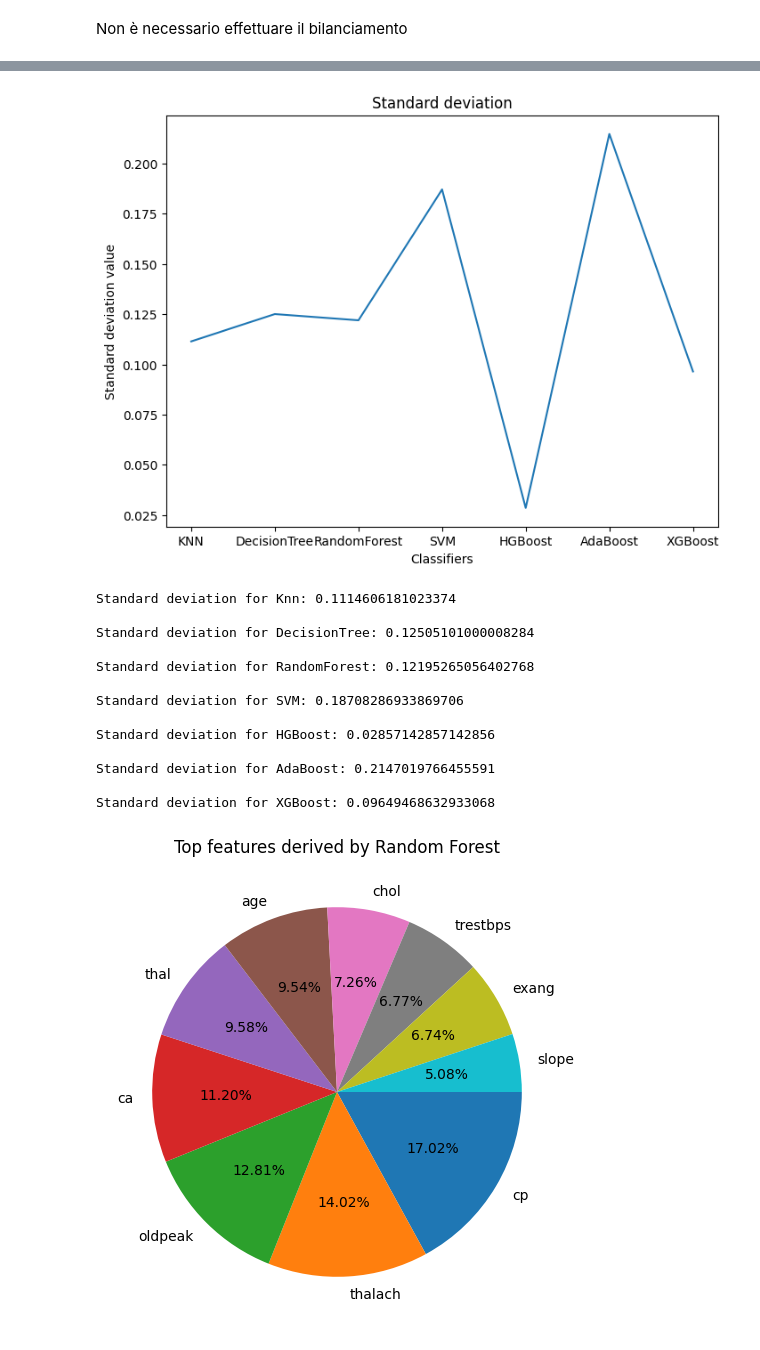
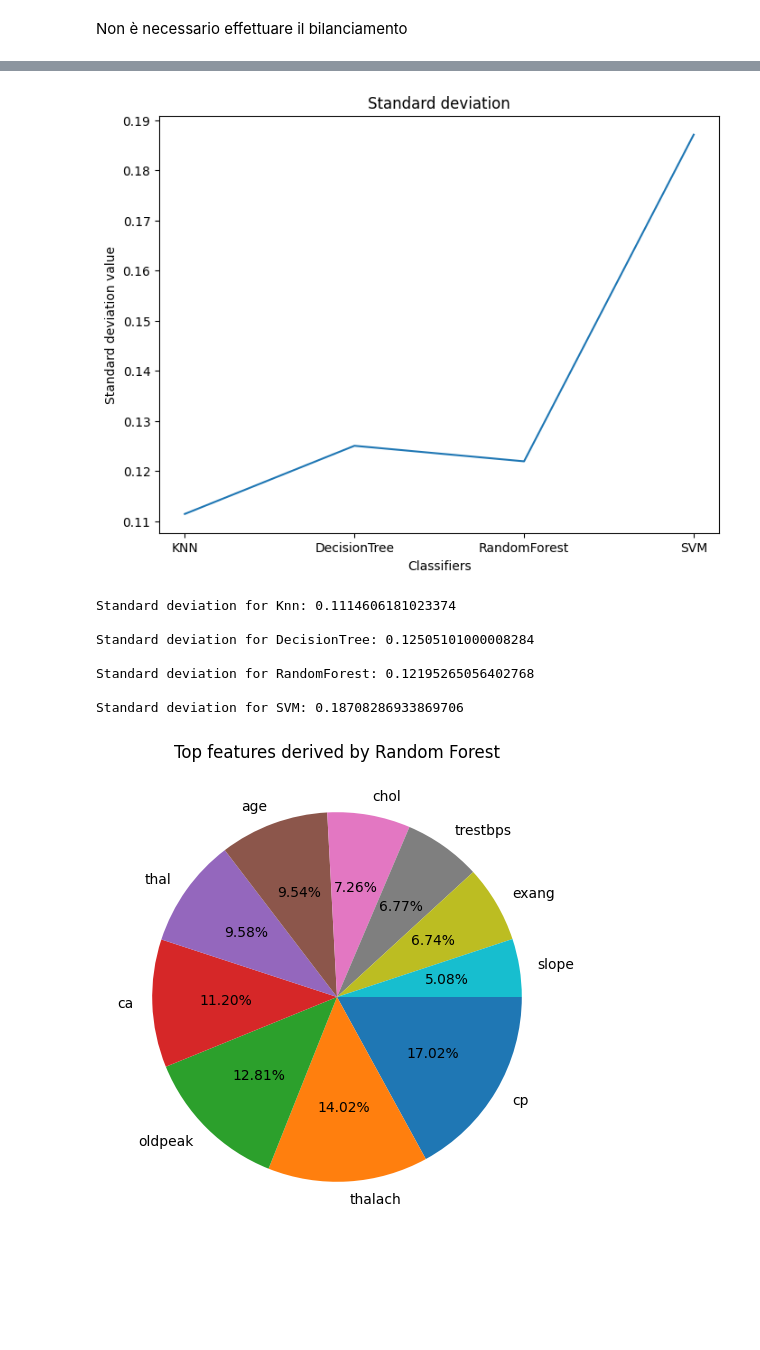
Before and after one commit to Sapalermo/Progetto-Icon-Heart-Disease, a Jupyter notebook: Heart_Disease_Prediction.ipynb, the cells around one changed output, grey strips where cells are left out. Cells and saved outputs as stored; diff of their text form; code cells hidden in the pictures; blank space fills up the shorter version.

```diff
--- a/Heart_Disease_Prediction.ipynb
+++ b/Heart_Disease_Prediction.ipynb
@@ -411,28 +276,22 @@ Media delle metriche del KNN
 # %%
 # Standard deviation
 
 std_knn = np.std(cross_val_score(knn, X_test, y_test, cv=5, n_jobs=5))
 std_dtc = np.std(cross_val_score(dtc, X_test, y_test, cv=5, n_jobs=5))
 std_rfc = np.std(cross_val_score(rfc, X_test, y_test, cv=5, n_jobs=5))
 std_svc = np.std(cross_val_score(svc, X_test, y_test, cv=5, n_jobs=5))
-std_histg = np.std(cross_val_score(histg, X_test, y_test, cv=5, n_jobs=5))
-std_adaboost = np.std(cross_val_score(adaboost, X_test, y_test, cv=5, n_jobs=5))
-std_xgboost = np.std(cross_val_score(xgboost, X_test, y_test, cv=5, n_jobs=5))
-plt.plot(["KNN", "DecisionTree", "RandomForest", "SVM", "HGBoost", "AdaBoost","XGBoost"],
-             [std_knn, std_dtc, std_rfc, std_svc, std_histg, std_adaboost,std_xgboost])
+plt.plot(["KNN", "DecisionTree", "RandomForest", "SVM"],
+             [std_knn, std_dtc, std_rfc, std_svc])
 plt.title("Standard deviation")
 plt.ylabel("Standard deviation value")
 plt.xlabel("Classifiers")
 plt.show()
 print("\nStandard deviation for Knn:", std_knn)
 print("\nStandard deviation for DecisionTree:", std_dtc)
 print("\nStandard deviation for RandomForest:", std_rfc)
 print("\nStandard deviation for SVM:", std_svc)
-print("\nStandard deviation for HGBoost:", std_histg)
-print("\nStandard deviation for AdaBoost:", std_adaboost)
-print("\nStandard deviation for XGBoost:", std_xgboost)
 # %% [output]
-[figure, old version]
+[figure, new version]
 Standard deviation for Knn: 0.1114606181023374
 
 Standard deviation for DecisionTree: 0.12505101000008284
@@ -440,12 +299,6 @@ Standard deviation for DecisionTree: 0.12505101000008284
 Standard deviation for RandomForest: 0.12195265056402768
 
 Standard deviation for SVM: 0.18708286933869706
-
-Standard deviation for HGBoost: 0.02857142857142856
-
-Standard deviation for AdaBoost: 0.2147019766455591
-
-Standard deviation for XGBoost: 0.09649468632933068
 # %%
 # VERIFICATION OF THE IMPORTANCE OF FEATURES
 
```
Also changed, not shown: parts of 5 cells of this notebook.
